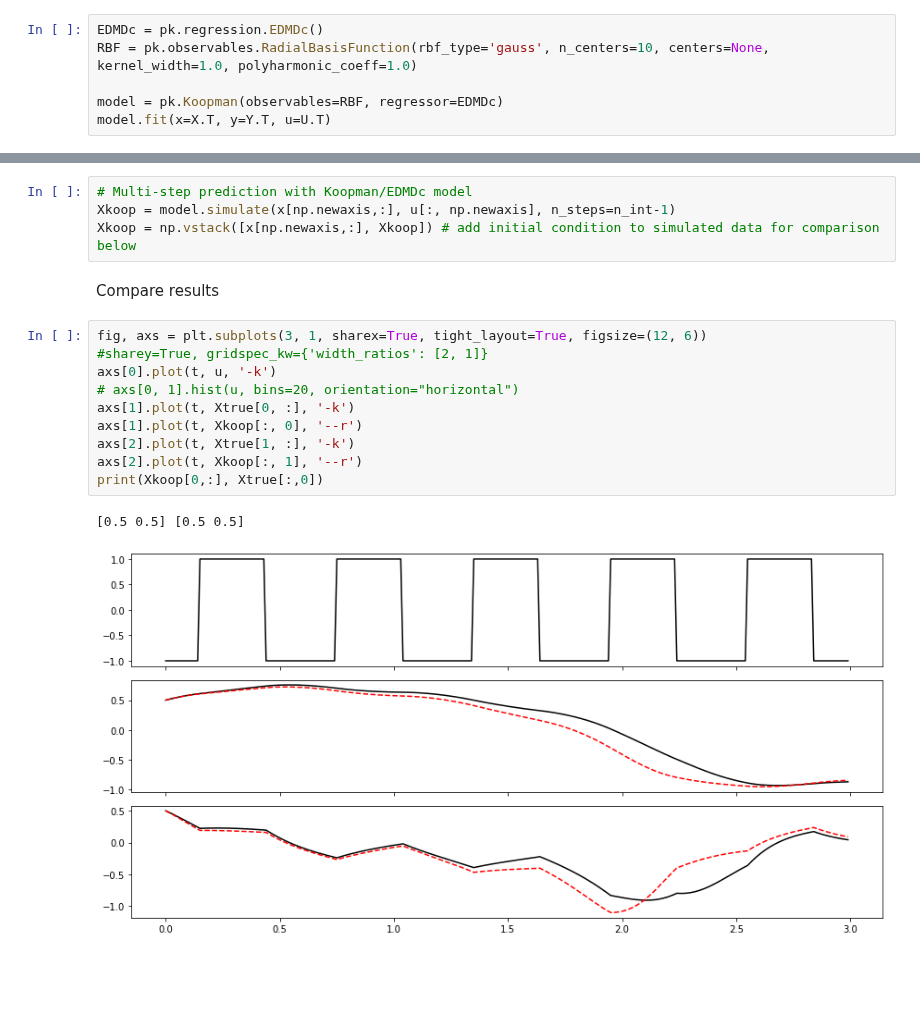
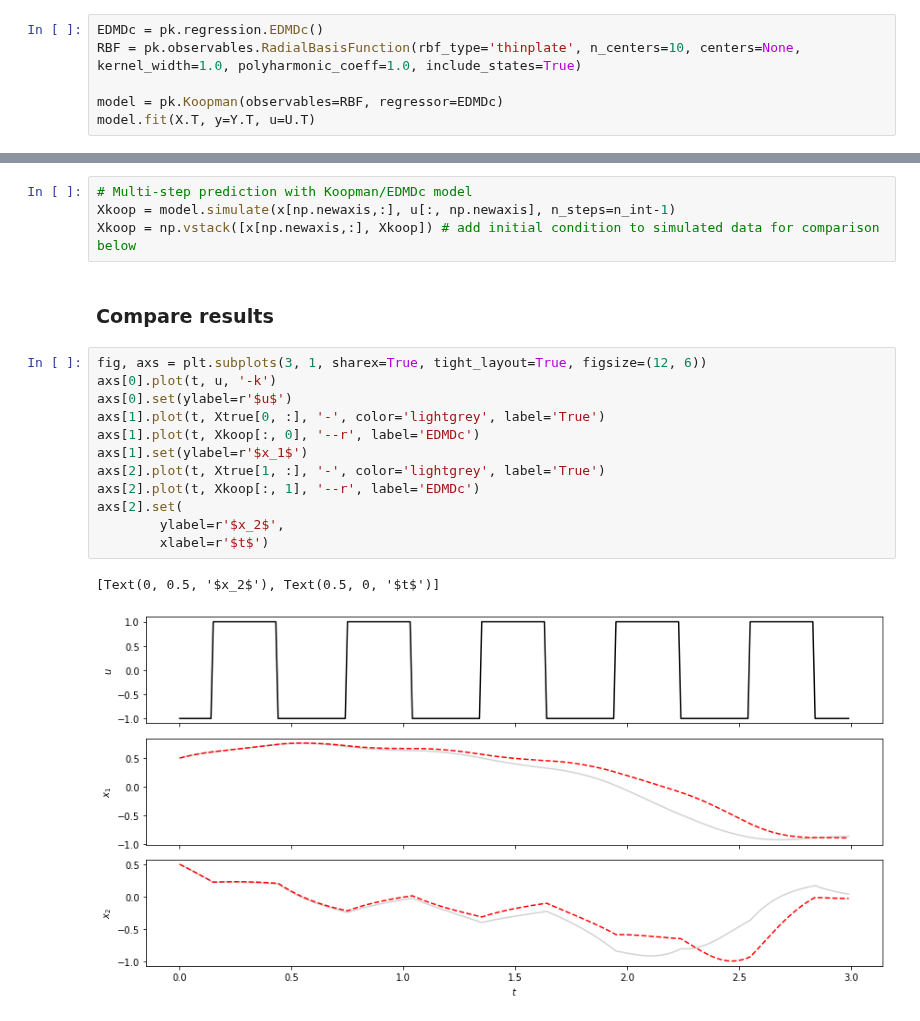
Before and after one commit to dynamicslab/pykoopman, a Jupyter notebook: examples/tutorial_koopman_edmdc.ipynb, the cells around one changed output, grey strips where cells are left out. Cells and saved outputs as stored; diff of their text form; blank space fills up the shorter version.

```diff
--- a/examples/tutorial_koopman_edmdc.ipynb
+++ b/examples/tutorial_koopman_edmdc.ipynb
@@ -61,7 +65,7 @@ for traj_idx in range(n_traj):
 # %%
 EDMDc = pk.regression.EDMDc()
-RBF = pk.observables.RadialBasisFunction(rbf_type='gauss', n_centers=10, centers=None, kernel_width=1.0, polyharmonic_coeff=1.0)
+RBF = pk.observables.RadialBasisFunction(rbf_type='thinplate', n_centers=10, centers=None, kernel_width=1.0, polyharmonic_coeff=1.0, include_states=True)
 
 model = pk.Koopman(observables=RBF, regressor=EDMDc)
-model.fit(x=X.T, y=Y.T, u=U.T)
+model.fit(X.T, y=Y.T, u=U.T)
 # %% [output]
@@ -99,18 +98,20 @@ Predict using Koopman model
 # Multi-step prediction with Koopman/EDMDc model
 Xkoop = model.simulate(x[np.newaxis,:], u[:, np.newaxis], n_steps=n_int-1)
 Xkoop = np.vstack([x[np.newaxis,:], Xkoop]) # add initial condition to simulated data for comparison below
-# %% [markdown]
-Compare results
+# %% [markdown]
+### Compare results
 # %%
 fig, axs = plt.subplots(3, 1, sharex=True, tight_layout=True, figsize=(12, 6))
-#sharey=True, gridspec_kw={'width_ratios': [2, 1]}
 axs[0].plot(t, u, '-k')
-# axs[0, 1].hist(u, bins=20, orientation="horizontal")
-axs[1].plot(t, Xtrue[0, :], '-k')
-axs[1].plot(t, Xkoop[:, 0], '--r')
-axs[2].plot(t, Xtrue[1, :], '-k')
-axs[2].plot(t, Xkoop[:, 1], '--r')
-print(Xkoop[0,:], Xtrue[:,0])
+axs[0].set(ylabel=r'$u$')
+axs[1].plot(t, Xtrue[0, :], '-', color='lightgrey', label='True')
+axs[1].plot(t, Xkoop[:, 0], '--r', label='EDMDc')
+axs[1].set(ylabel=r'$x_1$')
+axs[2].plot(t, Xtrue[1, :], '-', color='lightgrey', label='True')
+axs[2].plot(t, Xkoop[:, 1], '--r', label='EDMDc')
+axs[2].set(
+        ylabel=r'$x_2$',
+        xlabel=r'$t$')
 # %% [output]
-[0.5 0.5] [0.5 0.5]
+[Text(0, 0.5, '$x_2$'), Text(0.5, 0, '$t$')]
-[figure, old version]
+[figure, new version]
```
Also changed, not shown: parts of 13 cells of this notebook.
